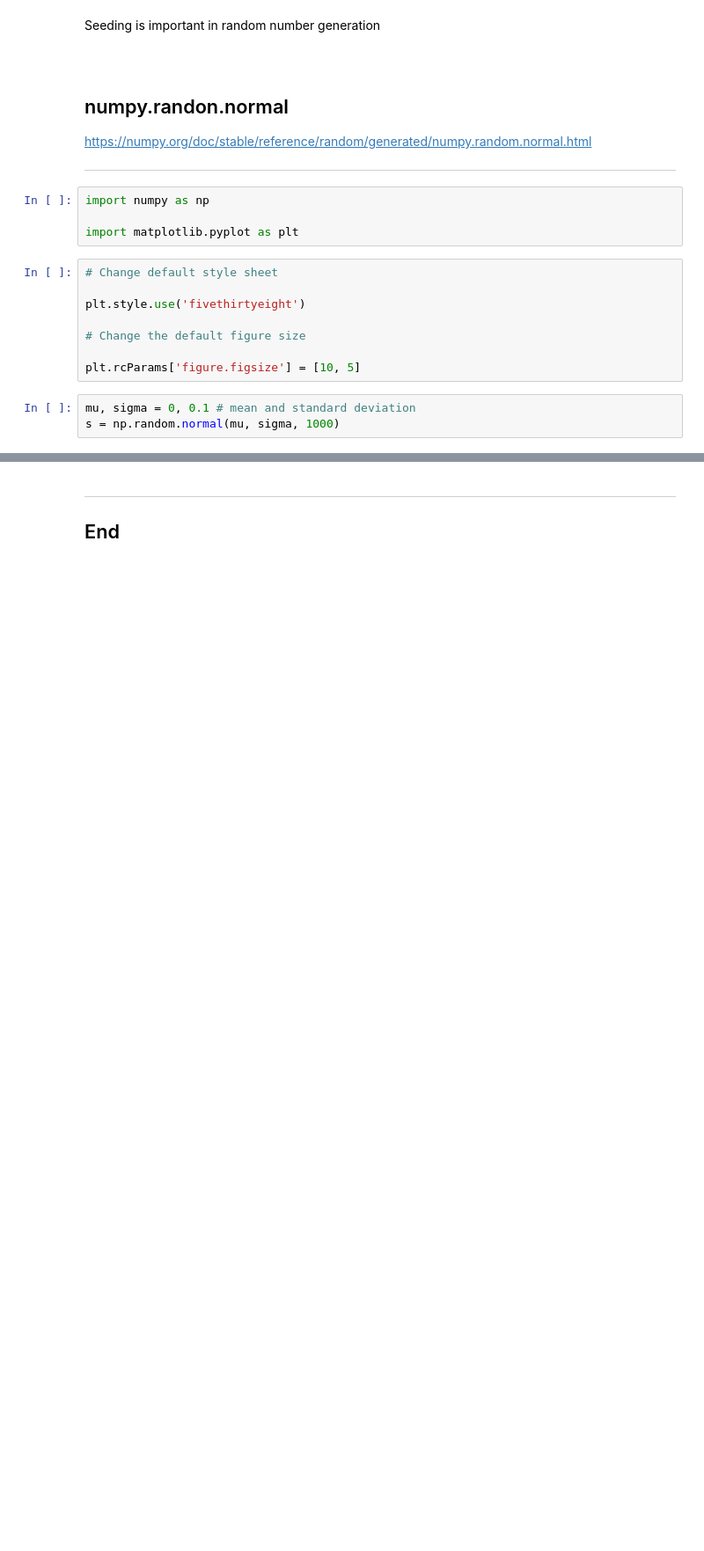
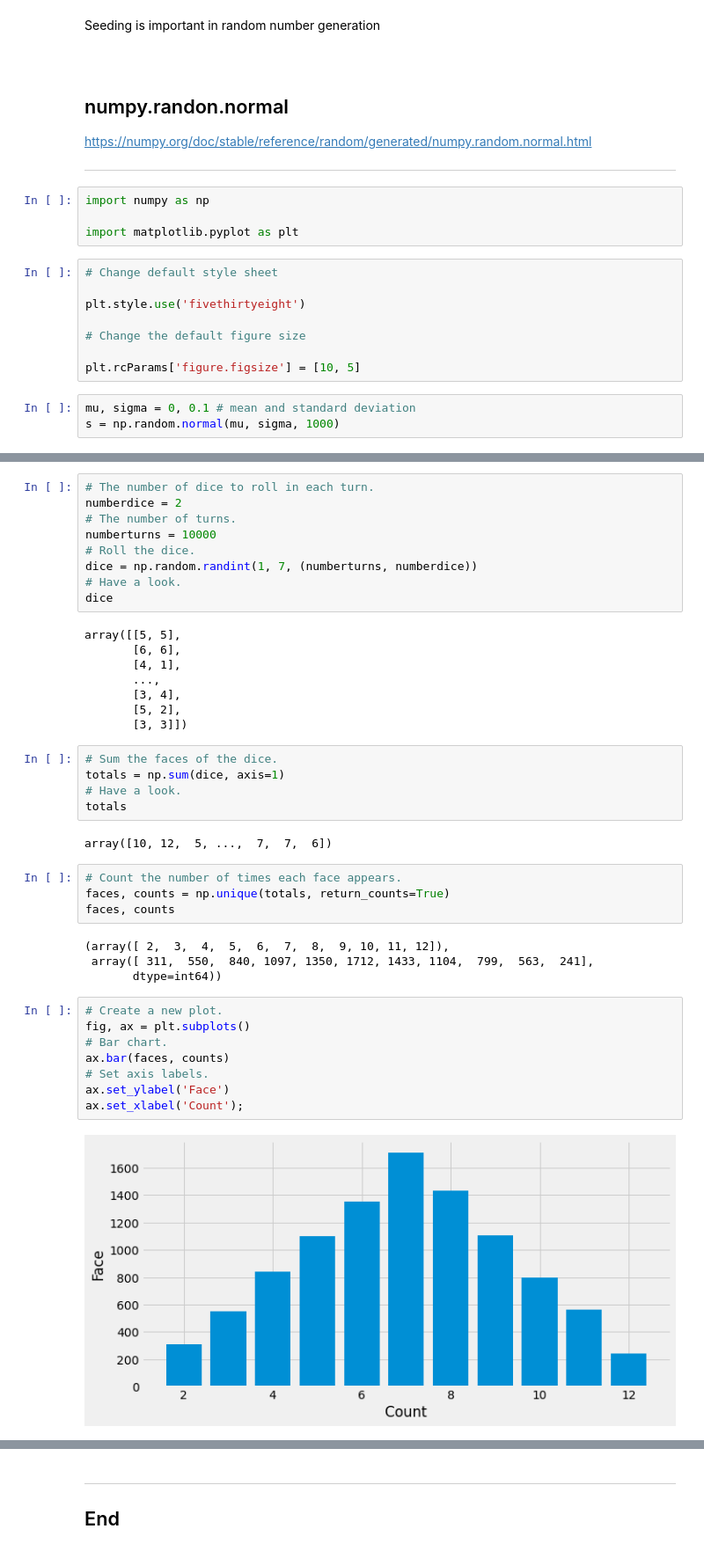
Before and after one commit to Michelleoc/fundamentals-of-data-analysis-workings, a Jupyter notebook: numpy-random.ipynb, the cells around one changed output, grey strips where cells are left out. Shown: that part at 88% size. Saved outputs shown, nothing was run; the diff lists cells and outputs as text; blank space fills up the shorter version.

```diff
--- a/numpy-random.ipynb
+++ b/numpy-random.ipynb
@@ -59,0 +128,42 @@ plt.show()
+# %%
+# The number of dice to roll in each turn.
+numberdice = 2
+# The number of turns.
+numberturns = 10000
+# Roll the dice.
+dice = np.random.randint(1, 7, (numberturns, numberdice))
+# Have a look.
+dice
+# %% [output]
+array([[5, 5],
+       [6, 6],
+       [4, 1],
+       ...,
+       [3, 4],
+       [5, 2],
+       [3, 3]])
+# %%
+# Sum the faces of the dice.
+totals = np.sum(dice, axis=1)
+# Have a look.
+totals
+# %% [output]
+array([10, 12,  5, ...,  7,  7,  6])
+# %%
+# Count the number of times each face appears.
+faces, counts = np.unique(totals, return_counts=True)
+faces, counts
+# %% [output]
+(array([ 2,  3,  4,  5,  6,  7,  8,  9, 10, 11, 12]),
+ array([ 311,  550,  840, 1097, 1350, 1712, 1433, 1104,  799,  563,  241],
+       dtype=int64))
+# %%
+# Create a new plot.
+fig, ax = plt.subplots()
+# Bar chart.
+ax.bar(faces, counts)
+# Set axis labels.
+ax.set_ylabel('Face')
+ax.set_xlabel('Count');
+# %% [output]
+[figure, added]
```
Also changed, not shown: parts of 17 cells of this notebook, 1 other file.
